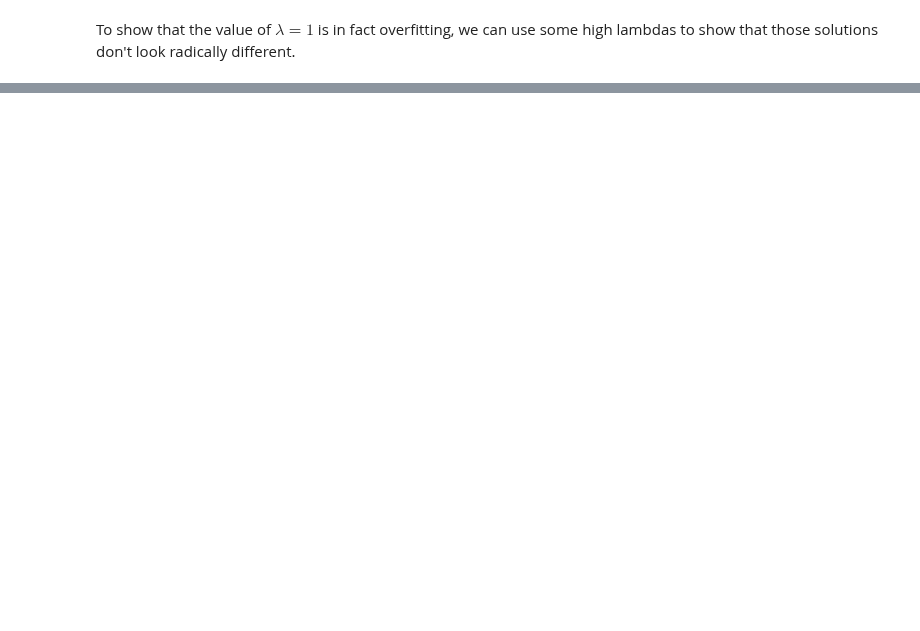
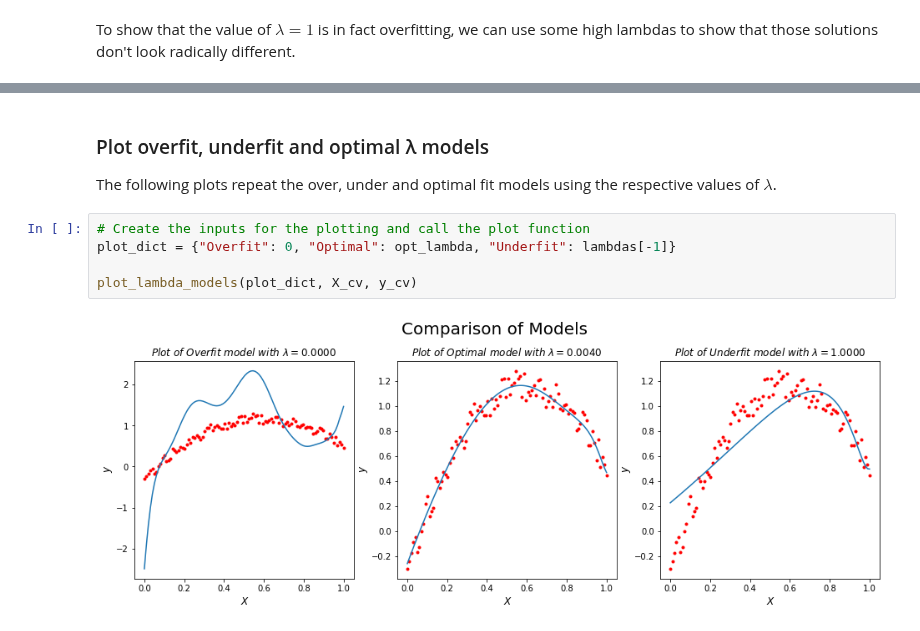
Before and after one commit to vipulpopat/MSCAI_Sem1_Etivity4, a Jupyter notebook: Etivity4_CE6002_18195326.ipynb, the cells around one changed output, grey strips where cells are left out. Saved outputs shown, nothing was run; the diff lists cells and outputs as text; blank space fills up the shorter version.

```diff
--- a/Etivity4_CE6002_18195326.ipynb
+++ b/Etivity4_CE6002_18195326.ipynb
@@ -251,0 +309,11 @@ Ecv = 0.055761 for lambda = 0.012048192771084336                (Fold: 0)
+# %% [markdown]
+### Plot overfit, underfit and optimal  λ  models
+
+The following plots repeat the over, under and optimal fit models using the respective values of $\lambda$.
+# %%
+# Create the inputs for the plotting and call the plot function
+plot_dict = {"Overfit": 0, "Optimal": opt_lambda, "Underfit": lambdas[-1]}
+
+plot_lambda_models(plot_dict, X_cv, y_cv)
+# %% [output]
+[figure, added]
```
Also changed, not shown: parts of 17 cells of this notebook.
